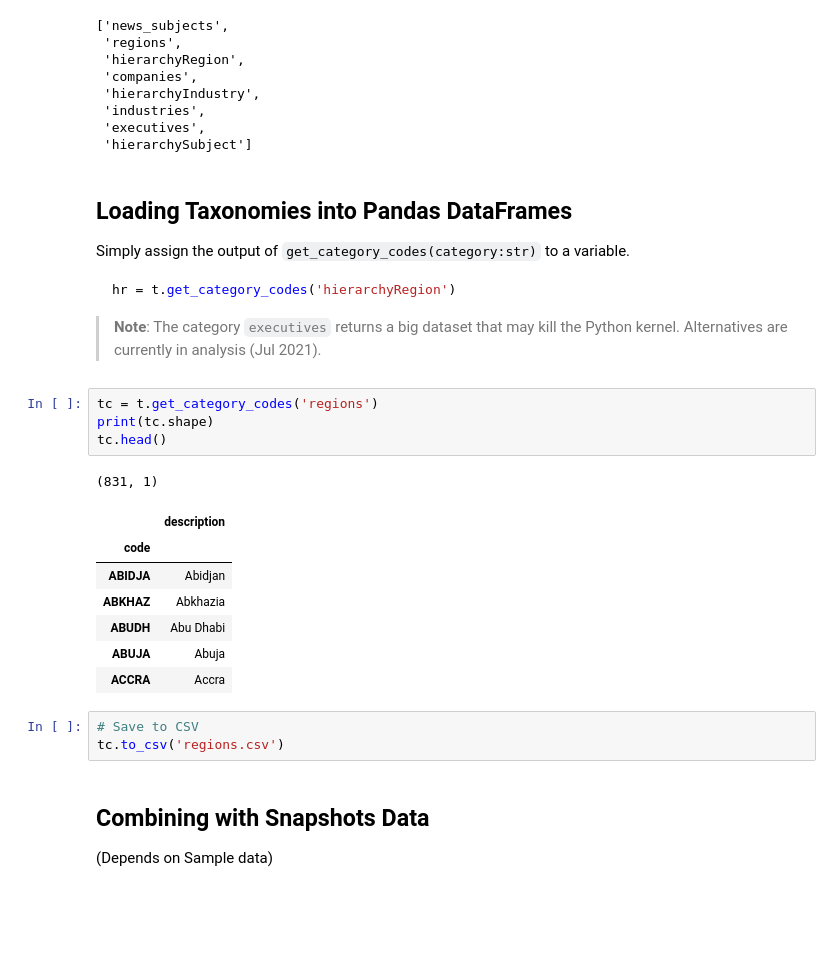
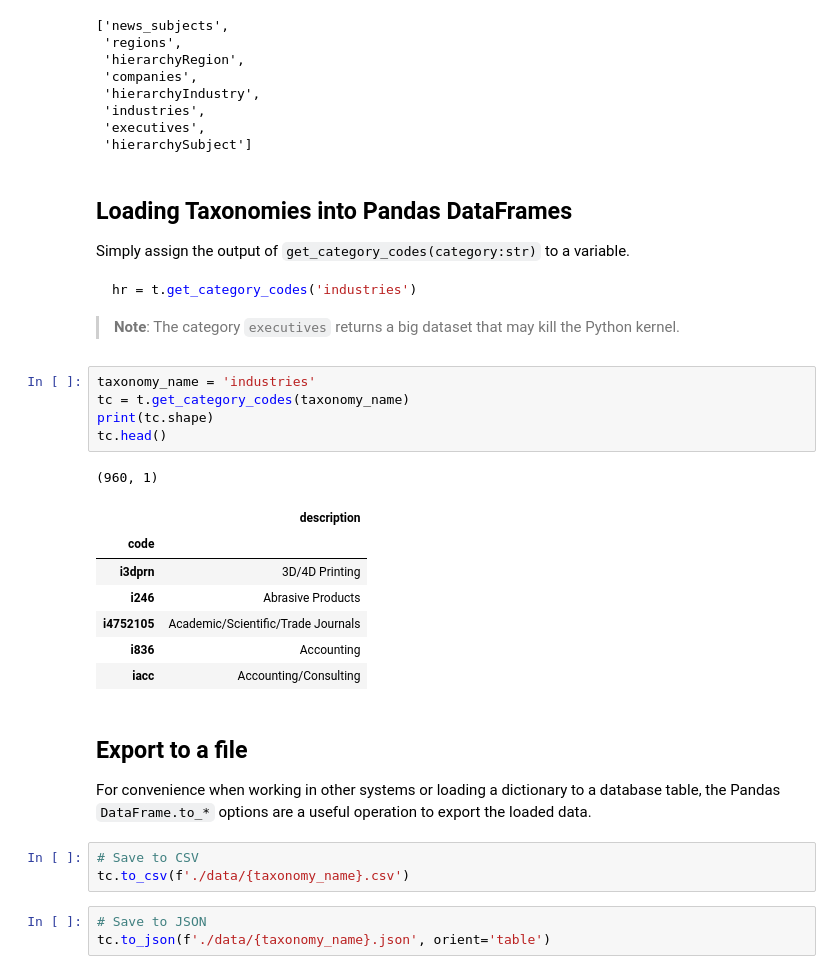
Before and after one commit to dowjones/factiva-sample-notebooks, a Jupyter notebook: 1.2_taxonomies_djid.ipynb, the cells around one changed output. Saved outputs shown, nothing was run; the diff lists cells and outputs as text; blank space fills up the shorter version.

````diff
--- a/1.2_taxonomies_djid.ipynb
+++ b/1.2_taxonomies_djid.ipynb
@@ -66,26 +43,30 @@ t.categories
 Simply assign the output of `get_category_codes(category:str)` to a variable.
 
 ```Python
-hr = t.get_category_codes('hierarchyRegion')
+hr = t.get_category_codes('industries')
 ```
 
->**Note**: The category `executives` returns a big dataset that may kill the Python kernel. Alternatives are currently in analysis (Jul 2021).
+>**Note**: The category `executives` returns a big dataset that may kill the Python kernel.
 # %%
-tc = t.get_category_codes('regions')
+taxonomy_name = 'industries'
+tc = t.get_category_codes(taxonomy_name)
 print(tc.shape)
 tc.head()
 # %% [output]
-(831, 1)
+(960, 1)
 |  | description |
 | code |  |
-| ABIDJA | Abidjan |
-| ABKHAZ | Abkhazia |
-| ABUDH | Abu Dhabi |
-| ABUJA | Abuja |
-| ACCRA | Accra |
+| i3dprn | 3D/4D Printing |
+| i246 | Abrasive Products |
+| i4752105 | Academic/Scientific/Trade Journals |
+| i836 | Accounting |
+| iacc | Accounting/Consulting |
+# %% [markdown]
+## Export to a file
+For convenience when working in other systems or loading a dictionary to a database table, the Pandas `DataFrame.to_*` options are a useful operation to export the loaded data.
 # %%
 # Save to CSV
-tc.to_csv('regions.csv')
+tc.to_csv(f'./data/{taxonomy_name}.csv')
-# %% [markdown]
-## Combining with Snapshots Data
-(Depends on Sample data)
+# %%
+# Save to JSON
+tc.to_json(f'./data/{taxonomy_name}.json', orient='table')
````
Also changed, not shown: parts of 3 cells of this notebook, 9 other files.
